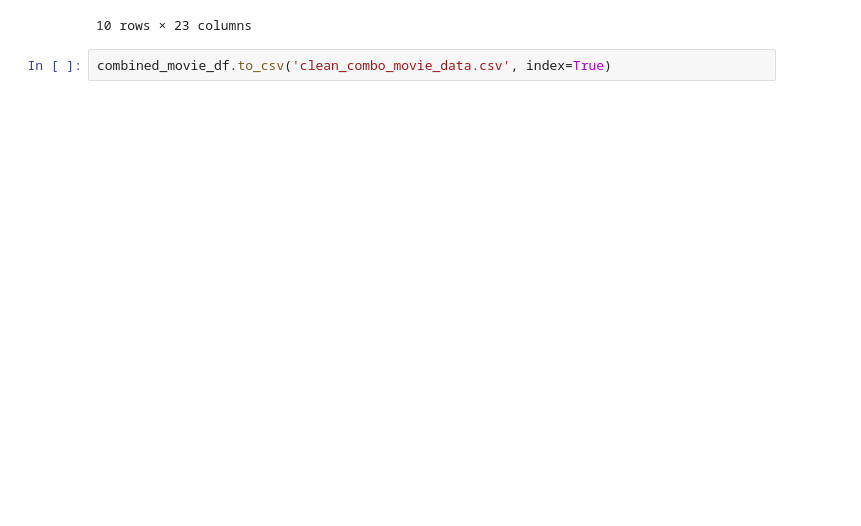
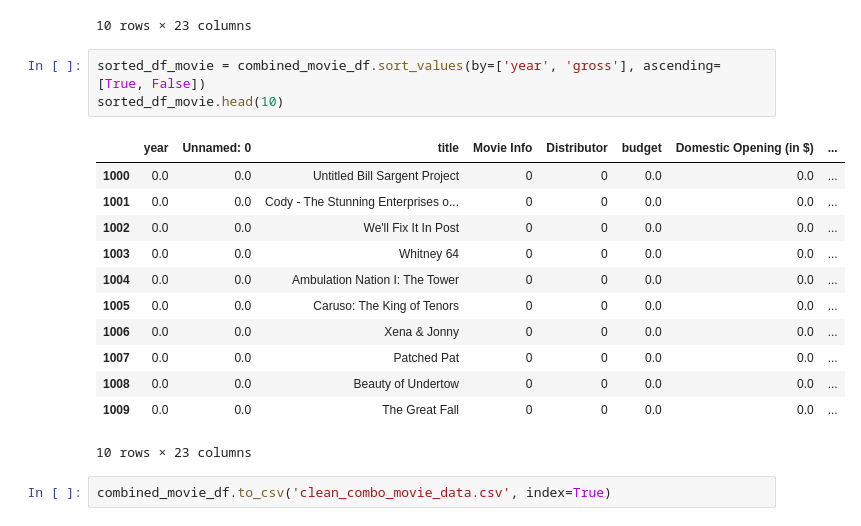
Before and after one commit to eliza0101/Project-1, a Jupyter notebook: combined-1.ipynb, the cells around one changed output. Cells and saved outputs as stored; diff of their text form; blank space fills up the shorter version.

```diff
--- a/combined-1.ipynb
+++ b/combined-1.ipynb
@@ -122,5 +122,21 @@ combined_movie_df.head(10)
 | 8 | 1977.0 | 525.0 | Close Encounters of the Third Kind | Roy Neary, an Indiana electric li... | Columbia Pictures | 161977.0 | 20000000.0 | ... |
 | 9 | 1977.0 | 714.0 | Saturday Night Fever | Anxious about his future after hi... | Paramount Pictures | 161977.0 | 3878099.0 | ... |
 10 rows × 23 columns
+# %%
+sorted_df_movie = combined_movie_df.sort_values(by=['year', 'gross'], ascending=[True, False])
+sorted_df_movie.head(10)
+# %% [output]
+|  | year | Unnamed: 0 | title | Movie Info | Distributor | budget | Domestic Opening (in $) | ... |
+| 1000 | 0.0 | 0.0 | Untitled Bill Sargent Project | 0 | 0 | 0.0 | 0.0 | ... |
+| 1001 | 0.0 | 0.0 | Cody - The Stunning Enterprises o... | 0 | 0 | 0.0 | 0.0 | ... |
+| 1002 | 0.0 | 0.0 | We'll Fix It In Post | 0 | 0 | 0.0 | 0.0 | ... |
+| 1003 | 0.0 | 0.0 | Whitney 64 | 0 | 0 | 0.0 | 0.0 | ... |
+| 1004 | 0.0 | 0.0 | Ambulation Nation I: The Tower | 0 | 0 | 0.0 | 0.0 | ... |
+| 1005 | 0.0 | 0.0 | Caruso: The King of Tenors | 0 | 0 | 0.0 | 0.0 | ... |
+| 1006 | 0.0 | 0.0 | Xena & Jonny | 0 | 0 | 0.0 | 0.0 | ... |
+| 1007 | 0.0 | 0.0 | Patched Pat | 0 | 0 | 0.0 | 0.0 | ... |
+| 1008 | 0.0 | 0.0 | Beauty of Undertow | 0 | 0 | 0.0 | 0.0 | ... |
+| 1009 | 0.0 | 0.0 | The Great Fall | 0 | 0 | 0.0 | 0.0 | ... |
+10 rows × 23 columns
 # %%
 combined_movie_df.to_csv('clean_combo_movie_data.csv', index=True)
```
Also changed, not shown: parts of 18 cells of this notebook, 4 other files.
